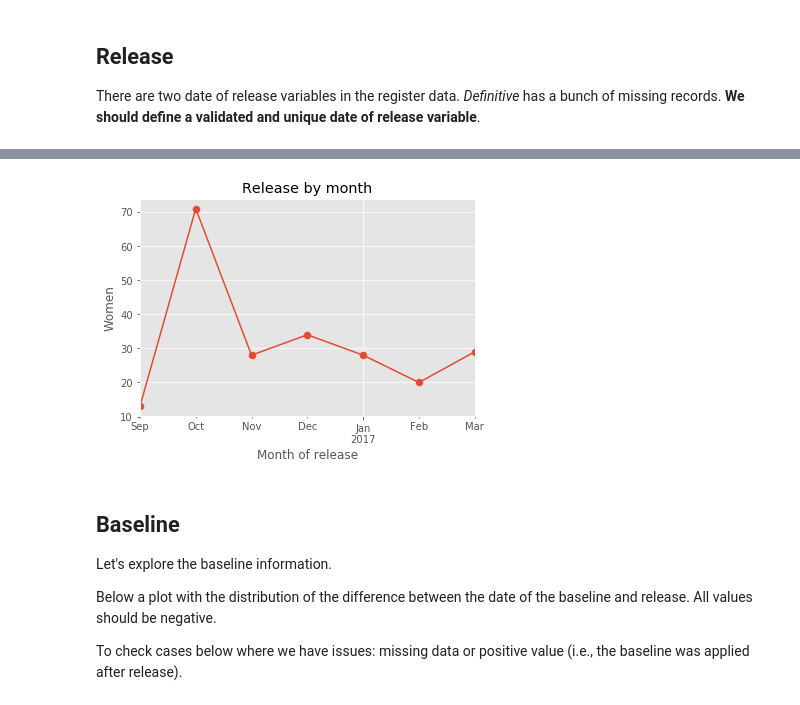
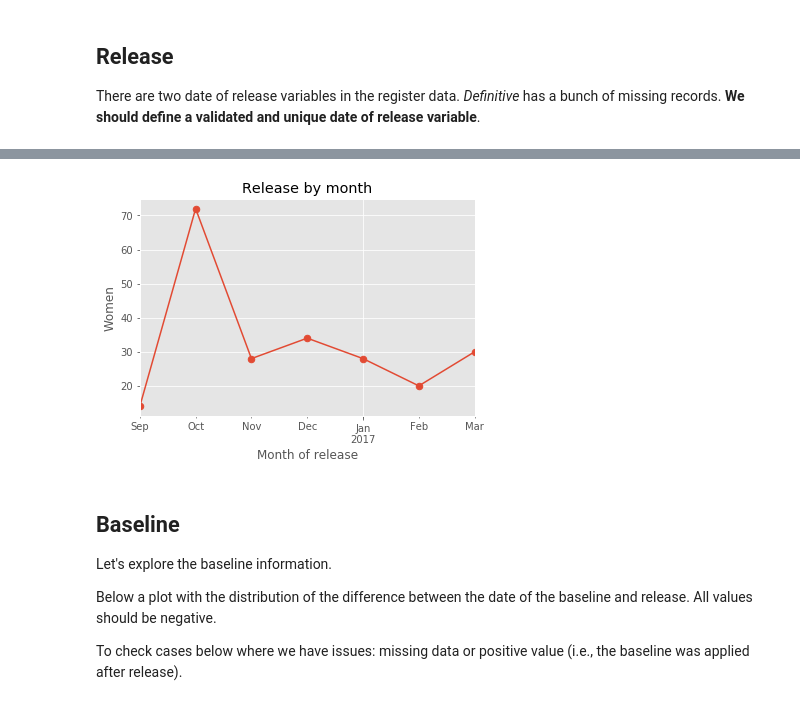
Before and after one commit to sdaza/reentry-chile, a Jupyter notebook: reports/reentry_chile_response_rates.ipynb, the cells around one changed output, grey strips where cells are left out. Cells and saved outputs as stored; diff of their text form; code cells hidden in the pictures.

```diff
--- a/reports/reentry_chile_response_rates.ipynb
+++ b/reports/reentry_chile_response_rates.ipynb
@@ -55,0 +98,9 @@ cnames = list(df.columns)
+# %%
+# save data
+
+import dill
+
+dill.dump(df, open('registro.pkl', 'wb'))
+
+# load the data
+df = dill.load(open('registro.pkl', 'rb'))
@@ -56,13 +114,12 @@ cnames = list(df.columns)
 # %%
-s = df.release.isnull()
-df.loc[s, 'release'] = df.loc[s, 'release_o']
+#df.loc[s, 'release'] = df.loc[s, 'release_o']
 # %%
-start = pd.to_datetime("09/01/2016")
+# start = pd.to_datetime("09/01/2016")
+# s = (df.release < start) & (df.release_o >= start)
+# df.loc[s, ['release']] = df.loc[s, ['release_o']]
+df['release_year'] = pd.DatetimeIndex(df['release_f']).year
+df['release_month'] = pd.DatetimeIndex(df['release_f']).month
 
-s = (df.release < start) & (df.release_o >= start)
-df.loc[s, ['release']] = df.loc[s, ['release_o']]
-
-df['release_year'] = pd.DatetimeIndex(df['release']).year
-df['release_month'] = pd.DatetimeIndex(df['release']).month
-#print(df.release_year.value_counts())
-#print(df.release_month.value_counts())
+# year and months
+print(df.release_year.value_counts())
+print(df.release_month.value_counts())
@@ -69,15 +138,13 @@ df['release_month'] = pd.DatetimeIndex(df['release']).month
 # %%
 # release plot
-import matplotlib.pyplot as plt
-plt.style.use("ggplot")
 
-t = df.reset_index().set_index('release')
+t = df.reset_index().set_index('release_f')
 t = t.resample('M')
 ax = t.id.count().plot(title='Release by month', style='.-', ms=13);
 ax.set_ylabel("Women");
 ax.set_xlabel("Month of release");
 # %% [output]
-[figure, old version]
+[figure, new version]
 # %% [markdown]
 ## Baseline
 
```
Also changed, not shown: parts of 68 cells of this notebook.
